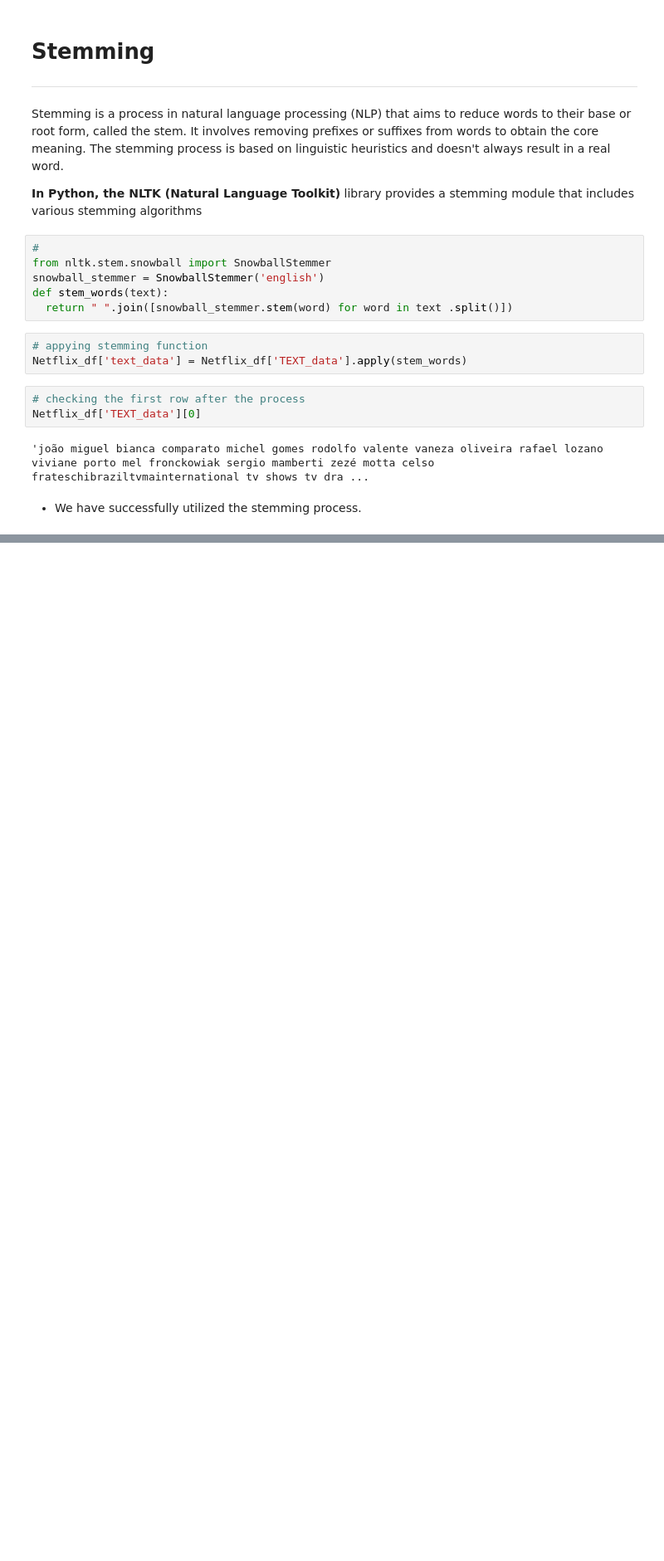
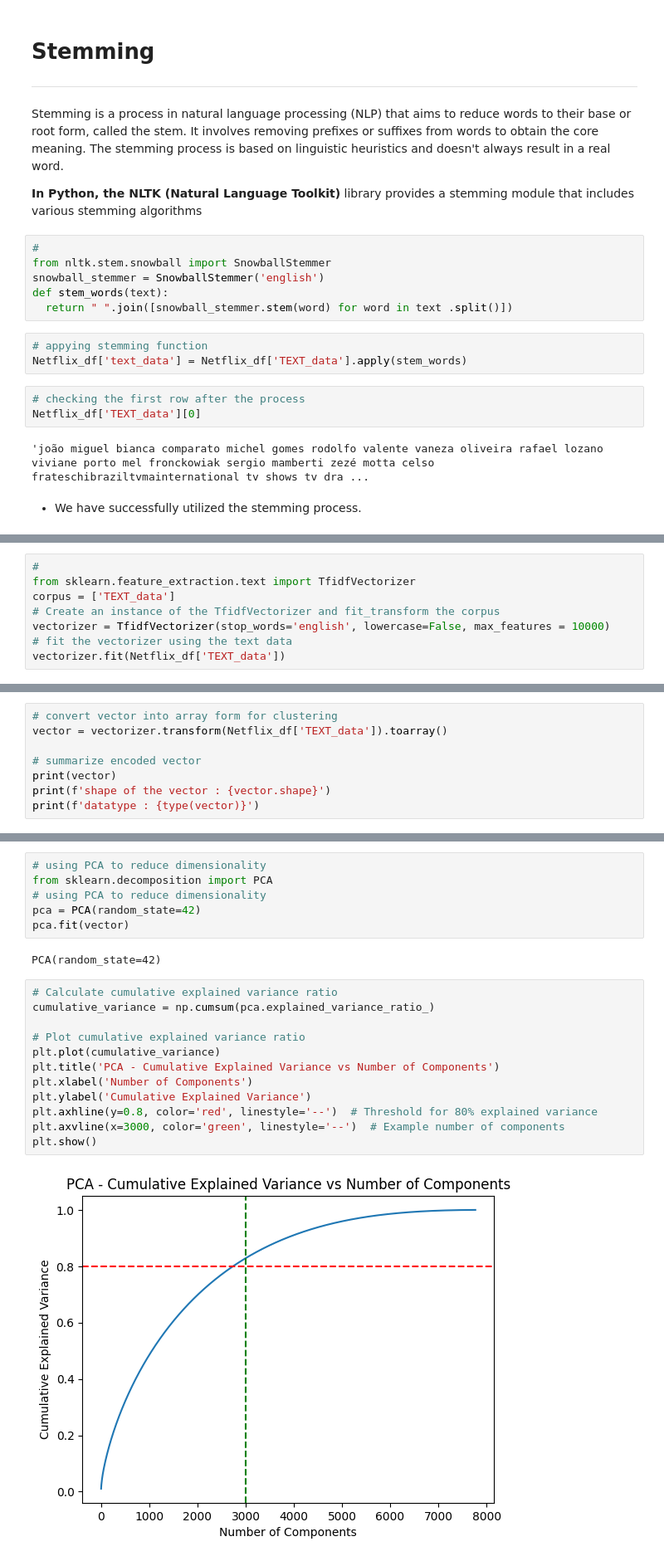
Before and after one commit to kanakpriyatiwari/Netflix-And-TV-Show-Clustering, a Jupyter notebook: Netflix_And_TV_Show_Clustering_.ipynb, the cells around one changed output, grey strips where cells are left out. Shown at 83% size. Saved outputs shown, nothing was run; the diff lists cells and outputs as text; blank space fills up the shorter version.

```diff
--- a/Netflix_And_TV_Show_Clustering_.ipynb
+++ b/Netflix_And_TV_Show_Clustering_.ipynb
@@ -806,0 +825,8 @@ Netflix_df['TEXT_data'][0]
+# %%
+#
+from sklearn.feature_extraction.text import TfidfVectorizer
+corpus = ['TEXT_data']
+# Create an instance of the TfidfVectorizer and fit_transform the corpus
+vectorizer = TfidfVectorizer(stop_words='english', lowercase=False, max_features = 10000)
+# fit the vectorizer using the text data
+vectorizer.fit(Netflix_df['TEXT_data'])
@@ -806,0 +841,8 @@ Netflix_df['TEXT_data'][0]
+# %%
+# convert vector into array form for clustering
+vector = vectorizer.transform(Netflix_df['TEXT_data']).toarray()
+
+# summarize encoded vector
+print(vector)
+print(f'shape of the vector : {vector.shape}')
+print(f'datatype : {type(vector)}')
@@ -806,0 +888,22 @@ Netflix_df['TEXT_data'][0]
+# %%
+# using PCA to reduce dimensionality
+from sklearn.decomposition import PCA
+# using PCA to reduce dimensionality
+pca = PCA(random_state=42)
+pca.fit(vector)
+# %% [output]
+PCA(random_state=42)
+# %%
+# Calculate cumulative explained variance ratio
+cumulative_variance = np.cumsum(pca.explained_variance_ratio_)
+
+# Plot cumulative explained variance ratio
+plt.plot(cumulative_variance)
+plt.title('PCA - Cumulative Explained Variance vs Number of Components')
+plt.xlabel('Number of Components')
+plt.ylabel('Cumulative Explained Variance')
+plt.axhline(y=0.8, color='red', linestyle='--')  # Threshold for 80% explained variance
+plt.axvline(x=3000, color='green', linestyle='--')  # Example number of components
+plt.show()
+# %% [output]
+[figure, added]
```
Also changed, not shown: parts of 29 cells of this notebook.
